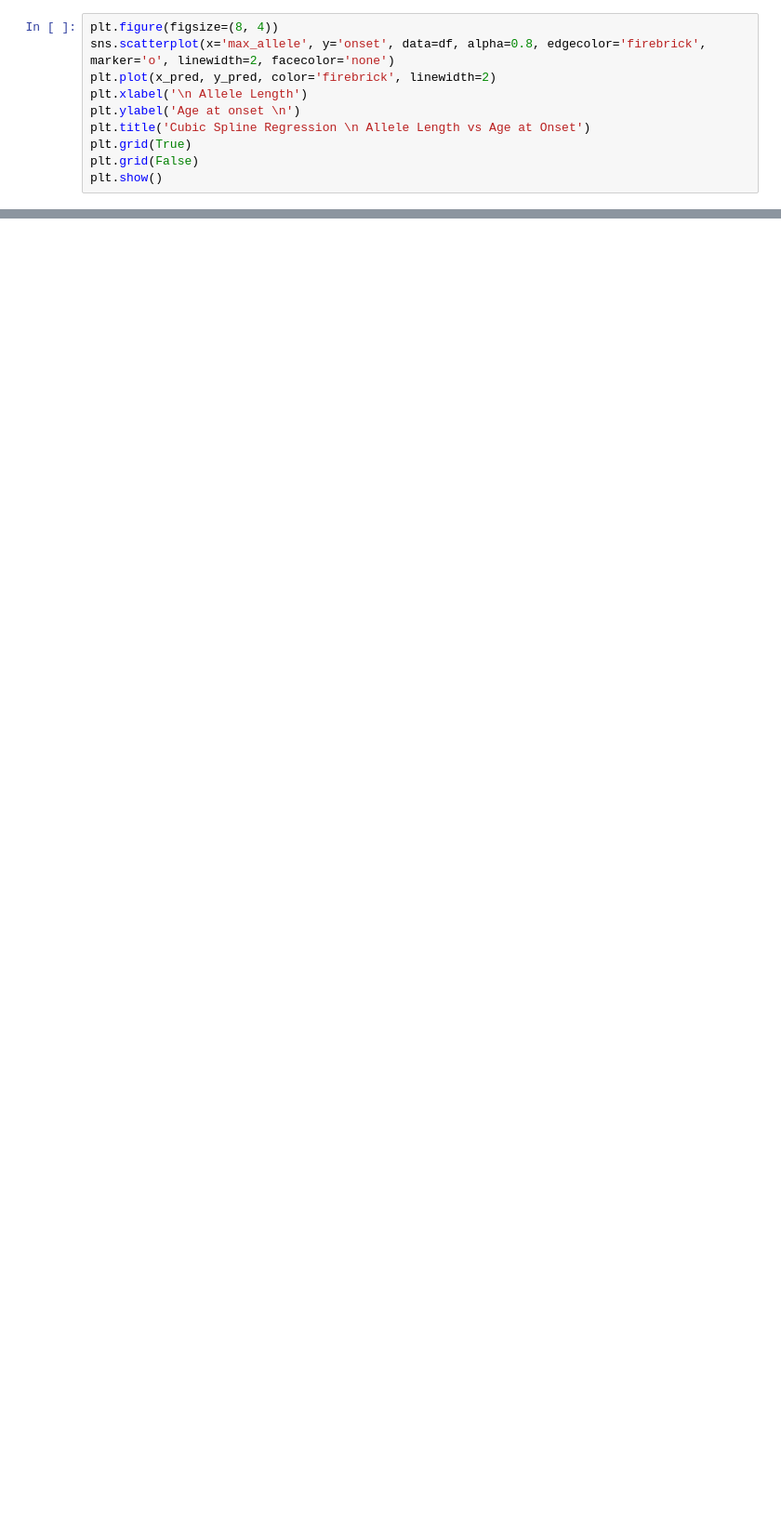
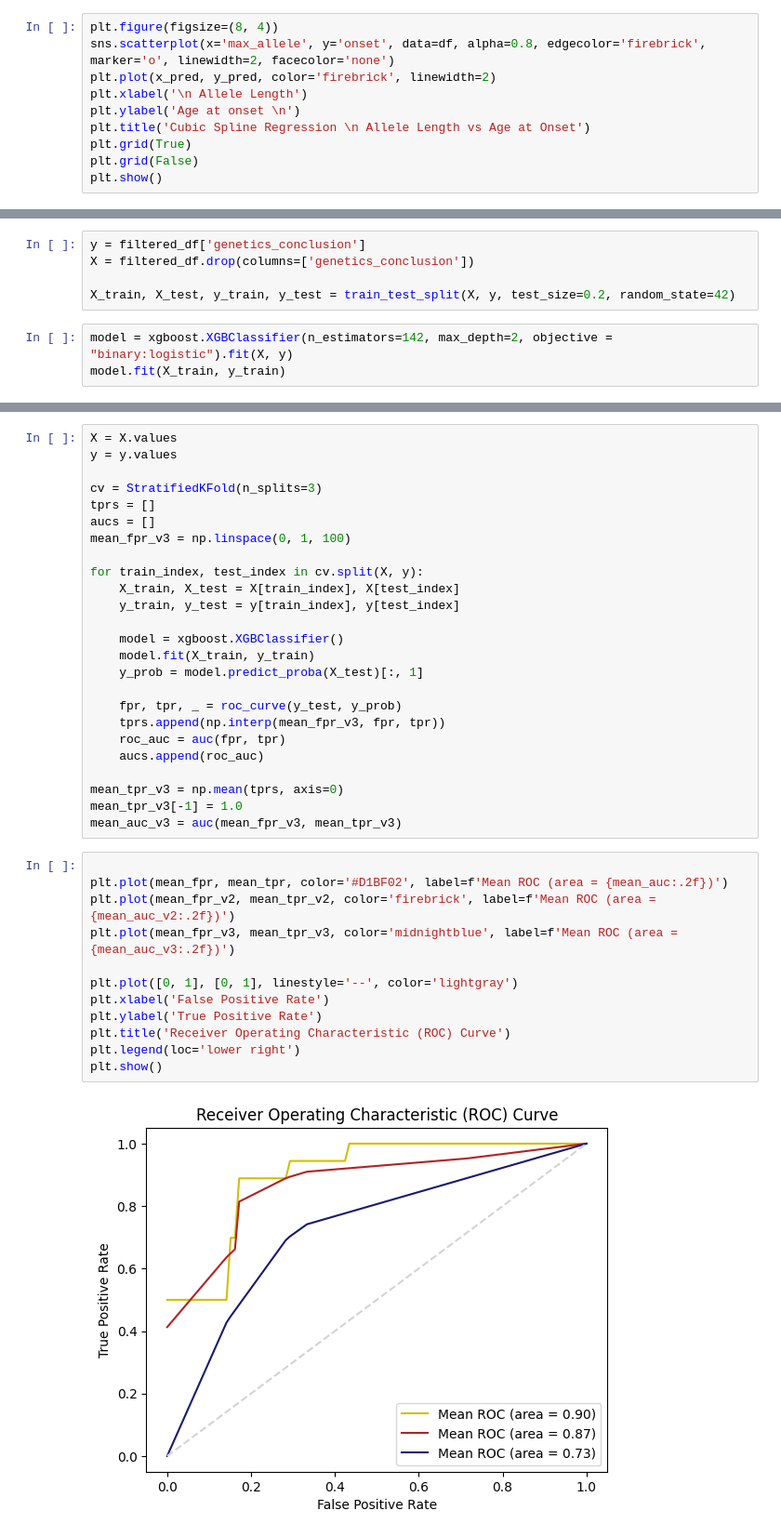
Before and after one commit to Le-bruit-de-nos-pas/fgf14_chu_2024, a Jupyter notebook: fgf14.ipynb, the cells around one changed output, grey strips where cells are left out. Shown at 93% size. Saved outputs shown, nothing was run; the diff lists cells and outputs as text; blank space fills up the shorter version.

```diff
--- a/fgf14.ipynb
+++ b/fgf14.ipynb
@@ -941,0 +809,8 @@ plt.show()
+# %%
+y = filtered_df['genetics_conclusion']
+X = filtered_df.drop(columns=['genetics_conclusion'])
+
+X_train, X_test, y_train, y_test = train_test_split(X, y, test_size=0.2, random_state=42)
+# %%
+model = xgboost.XGBClassifier(n_estimators=142, max_depth=2, objective = "binary:logistic").fit(X, y)
+model.fit(X_train, y_train)
@@ -941,0 +885,39 @@ plt.show()
+# %%
+X = X.values
+y = y.values
+
+cv = StratifiedKFold(n_splits=3)
+tprs = []
+aucs = []
+mean_fpr_v3 = np.linspace(0, 1, 100)
+
+for train_index, test_index in cv.split(X, y):
+    X_train, X_test = X[train_index], X[test_index]
+    y_train, y_test = y[train_index], y[test_index]
+
+    model = xgboost.XGBClassifier()
+    model.fit(X_train, y_train)
+    y_prob = model.predict_proba(X_test)[:, 1]
+
+    fpr, tpr, _ = roc_curve(y_test, y_prob)
+    tprs.append(np.interp(mean_fpr_v3, fpr, tpr))
+    roc_auc = auc(fpr, tpr)
+    aucs.append(roc_auc)
+
+mean_tpr_v3 = np.mean(tprs, axis=0)
+mean_tpr_v3[-1] = 1.0
+mean_auc_v3 = auc(mean_fpr_v3, mean_tpr_v3)
+# %%
+
+plt.plot(mean_fpr, mean_tpr, color='#D1BF02', label=f'Mean ROC (area = {mean_auc:.2f})')
+plt.plot(mean_fpr_v2, mean_tpr_v2, color='firebrick', label=f'Mean ROC (area = {mean_auc_v2:.2f})')
+plt.plot(mean_fpr_v3, mean_tpr_v3, color='midnightblue', label=f'Mean ROC (area = {mean_auc_v3:.2f})')
+
+plt.plot([0, 1], [0, 1], linestyle='--', color='lightgray')
+plt.xlabel('False Positive Rate')
+plt.ylabel('True Positive Rate')
+plt.title('Receiver Operating Characteristic (ROC) Curve')
+plt.legend(loc='lower right')
+plt.show()
+# %% [output]
+[figure, added]
```
Also changed, not shown: parts of 59 cells of this notebook.
